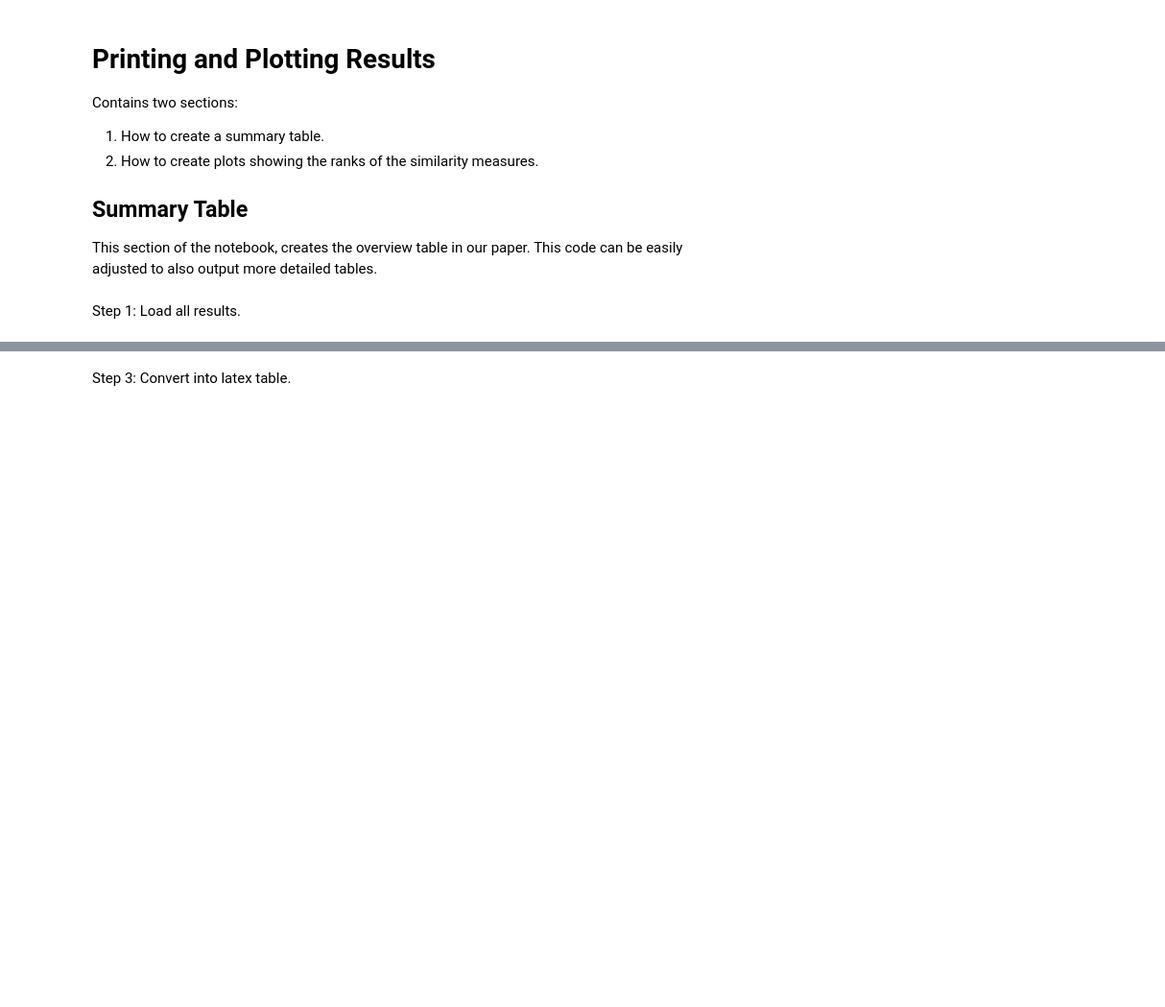
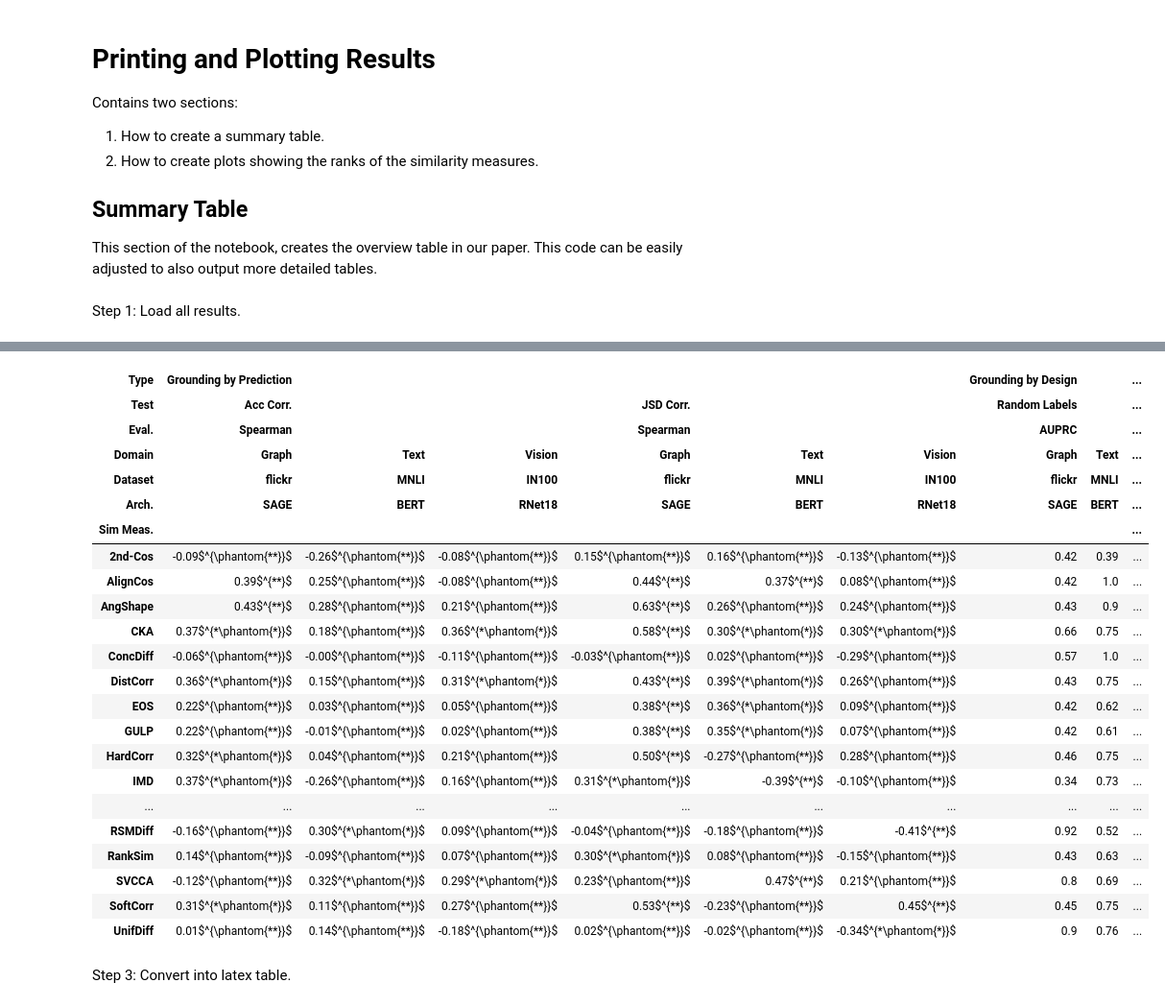
Before and after one commit to TaWald/similaritybench, a Jupyter notebook: tables_and_plots.ipynb, the cells around one changed output, grey strips where cells are left out. Shown at 96% size. Cells and saved outputs as stored; diff of their text form; code cells hidden in the pictures; blank space fills up the shorter version.

```diff
--- a/tables_and_plots.ipynb
+++ b/tables_and_plots.ipynb
@@ -257,3 +399,34 @@ pivot
+# %%
+# pivot.loc[:, ("Grounding by Prediction")].astype("str", copy=False)
+# pivot.loc[:, ("Grounding by Prediction", "Acc Corr.", "Spearman", "Graph", "flickr", "SAGE")] = pivot.loc[:, ("Grounding by Prediction", "Acc Corr.", "Spearman", "Graph", "flickr", "SAGE")].astype("str")
+# pivot.loc[:, ("Grounding by Prediction")].dtypes
+
+pivot.loc[:, ("Grounding by Prediction")] = pivot_corr
+pivot
+# %% [output]
+| Type | Grounding by Prediction |  |  |  |  |  | Grounding by Design |  | ... |
+| Test | Acc Corr. |  |  | JSD Corr. |  |  | Random Labels |  | ... |
+| Eval. | Spearman |  |  | Spearman |  |  | AUPRC |  | ... |
+| Domain | Graph | Text | Vision | Graph | Text | Vision | Graph | Text | ... |
+| Dataset | flickr | MNLI | IN100 | flickr | MNLI | IN100 | flickr | MNLI | ... |
+| Arch. | SAGE | BERT | RNet18 | SAGE | BERT | RNet18 | SAGE | BERT | ... |
+| Sim Meas. |  |  |  |  |  |  |  |  | ... |
+| 2nd-Cos | -0.09$^{\phantom{**}}$ | -0.26$^{\phantom{**}}$ | -0.08$^{\phantom{**}}$ | 0.15$^{\phantom{**}}$ | 0.16$^{\phantom{**}}$ | -0.13$^{\phantom{**}}$ | 0.42 | 0.39 | ... |
+| AlignCos | 0.39$^{**}$ | 0.25$^{\phantom{**}}$ | -0.08$^{\phantom{**}}$ | 0.44$^{**}$ | 0.37$^{**}$ | 0.08$^{\phantom{**}}$ | 0.42 | 1.0 | ... |
+| AngShape | 0.43$^{**}$ | 0.28$^{\phantom{**}}$ | 0.21$^{\phantom{**}}$ | 0.63$^{**}$ | 0.26$^{\phantom{**}}$ | 0.24$^{\phantom{**}}$ | 0.43 | 0.9 | ... |
+| CKA | 0.37$^{*\phantom{*}}$ | 0.18$^{\phantom{**}}$ | 0.36$^{*\phantom{*}}$ | 0.58$^{**}$ | 0.30$^{*\phantom{*}}$ | 0.30$^{*\phantom{*}}$ | 0.66 | 0.75 | ... |
+| ConcDiff | -0.06$^{\phantom{**}}$ | -0.00$^{\phantom{**}}$ | -0.11$^{\phantom{**}}$ | -0.03$^{\phantom{**}}$ | 0.02$^{\phantom{**}}$ | -0.29$^{\phantom{**}}$ | 0.57 | 1.0 | ... |
+| DistCorr | 0.36$^{*\phantom{*}}$ | 0.15$^{\phantom{**}}$ | 0.31$^{*\phantom{*}}$ | 0.43$^{**}$ | 0.39$^{*\phantom{*}}$ | 0.26$^{\phantom{**}}$ | 0.43 | 0.75 | ... |
+| EOS | 0.22$^{\phantom{**}}$ | 0.03$^{\phantom{**}}$ | 0.05$^{\phantom{**}}$ | 0.38$^{**}$ | 0.36$^{*\phantom{*}}$ | 0.09$^{\phantom{**}}$ | 0.42 | 0.62 | ... |
+| GULP | 0.22$^{\phantom{**}}$ | -0.01$^{\phantom{**}}$ | 0.02$^{\phantom{**}}$ | 0.38$^{**}$ | 0.35$^{*\phantom{*}}$ | 0.07$^{\phantom{**}}$ | 0.42 | 0.61 | ... |
+| HardCorr | 0.32$^{*\phantom{*}}$ | 0.04$^{\phantom{**}}$ | 0.21$^{\phantom{**}}$ | 0.50$^{**}$ | -0.27$^{\phantom{**}}$ | 0.28$^{\phantom{**}}$ | 0.46 | 0.75 | ... |
+| IMD | 0.37$^{*\phantom{*}}$ | -0.26$^{\phantom{**}}$ | 0.16$^{\phantom{**}}$ | 0.31$^{*\phantom{*}}$ | -0.39$^{**}$ | -0.10$^{\phantom{**}}$ | 0.34 | 0.73 | ... |
+| ... | ... | ... | ... | ... | ... | ... | ... | ... | ... |
+| RSMDiff | -0.16$^{\phantom{**}}$ | 0.30$^{*\phantom{*}}$ | 0.09$^{\phantom{**}}$ | -0.04$^{\phantom{**}}$ | -0.18$^{\phantom{**}}$ | -0.41$^{**}$ | 0.92 | 0.52 | ... |
+| RankSim | 0.14$^{\phantom{**}}$ | -0.09$^{\phantom{**}}$ | 0.07$^{\phantom{**}}$ | 0.30$^{*\phantom{*}}$ | 0.08$^{\phantom{**}}$ | -0.15$^{\phantom{**}}$ | 0.43 | 0.63 | ... |
+| SVCCA | -0.12$^{\phantom{**}}$ | 0.32$^{*\phantom{*}}$ | 0.29$^{*\phantom{*}}$ | 0.23$^{\phantom{**}}$ | 0.47$^{**}$ | 0.21$^{\phantom{**}}$ | 0.8 | 0.69 | ... |
+| SoftCorr | 0.31$^{*\phantom{*}}$ | 0.11$^{\phantom{**}}$ | 0.27$^{\phantom{**}}$ | 0.53$^{**}$ | -0.23$^{\phantom{**}}$ | 0.45$^{**}$ | 0.45 | 0.75 | ... |
+| UnifDiff | 0.01$^{\phantom{**}}$ | 0.14$^{\phantom{**}}$ | -0.18$^{\phantom{**}}$ | 0.02$^{\phantom{**}}$ | -0.02$^{\phantom{**}}$ | -0.34$^{*\phantom{*}}$ | 0.9 | 0.76 | ... |
 # %% [markdown]
 Step 3: Convert into latex table.
 # %%
```
Also changed, not shown: parts of 23 cells of this notebook, 2 other files.
